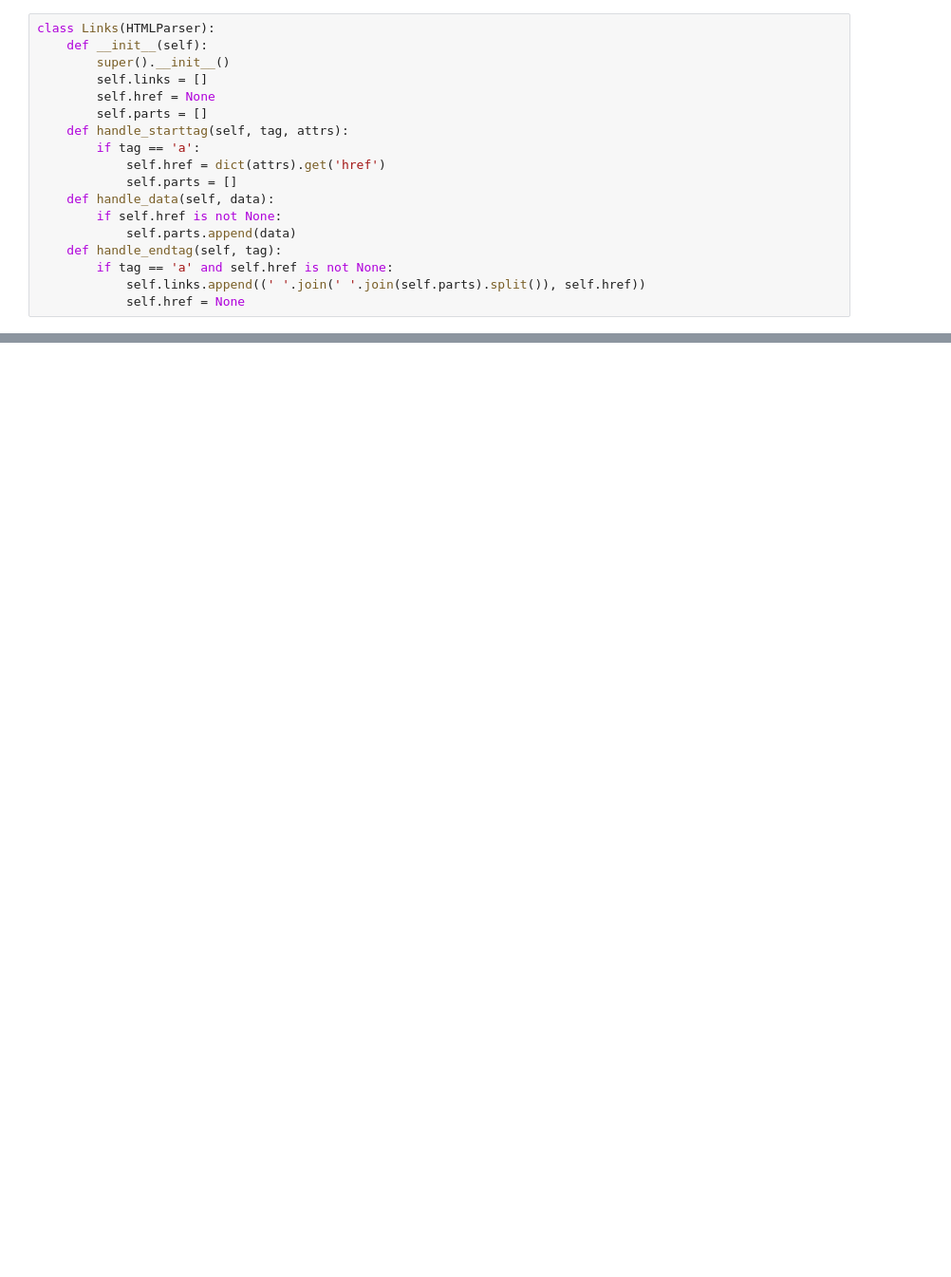
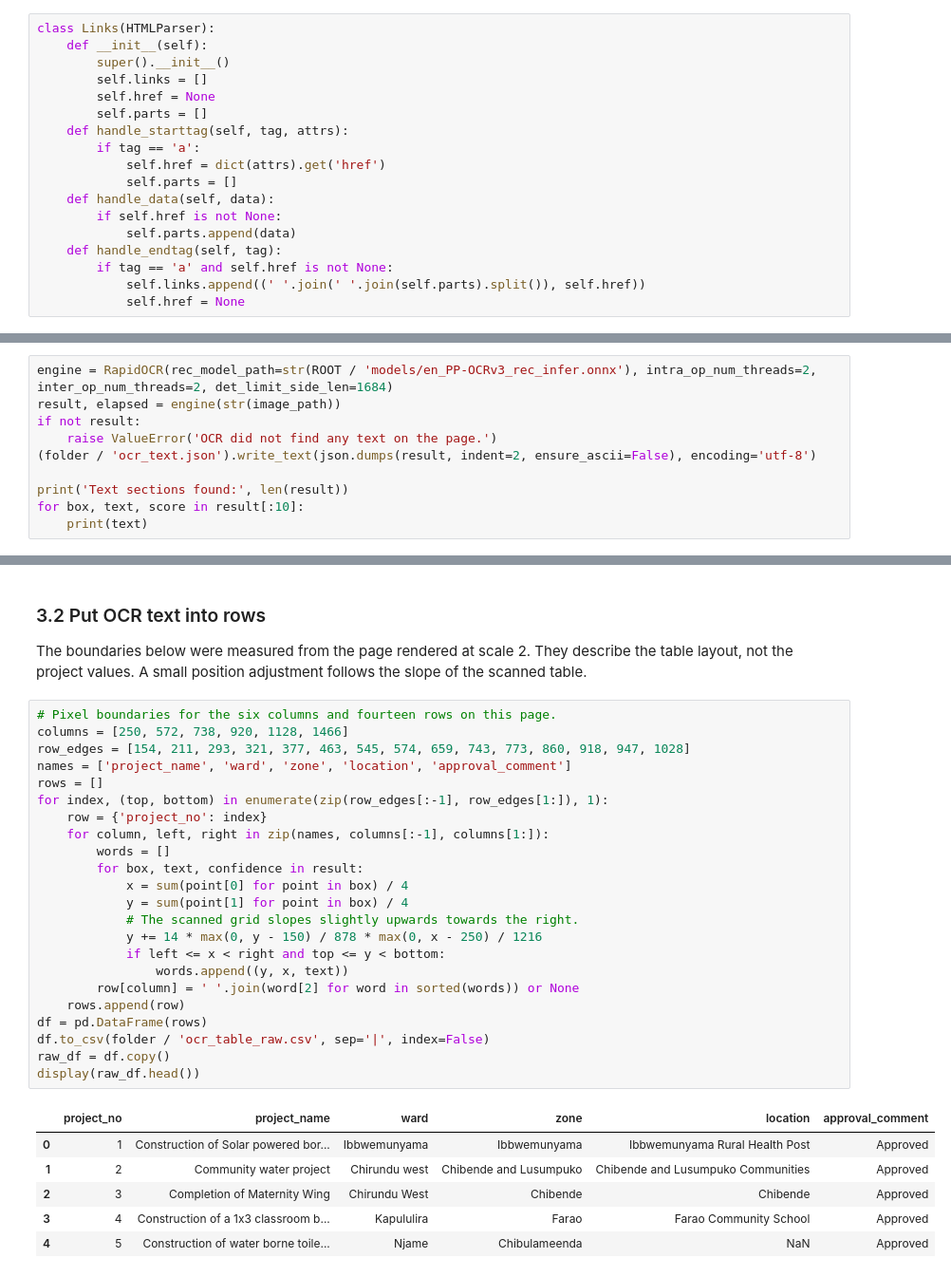
Before and after one commit to Arthur-Chipeta/chirundu-town-council-cdf-financial-dataset, a Jupyter notebook: notebooks/chirundu_cdf_project.ipynb, the cells around one changed output, grey strips where cells are left out. Shown at 95% size. Saved outputs shown, nothing was run; the diff lists cells and outputs as text; blank space fills up the shorter version.

```diff
--- a/notebooks/chirundu_cdf_project.ipynb
+++ b/notebooks/chirundu_cdf_project.ipynb
@@ -114,0 +172,10 @@ display(var_inventory_df.loc[var_inventory_df['inventory_id'].isin(var_selected_
+# %%
+engine = RapidOCR(rec_model_path=str(ROOT / 'models/en_PP-OCRv3_rec_infer.onnx'), intra_op_num_threads=2, inter_op_num_threads=2, det_limit_side_len=1684)
+result, elapsed = engine(str(image_path))
+if not result:
+    raise ValueError('OCR did not find any text on the page.')
+(folder / 'ocr_text.json').write_text(json.dumps(result, indent=2, ensure_ascii=False), encoding='utf-8')
+
+print('Text sections found:', len(result))
+for box, text, score in result[:10]:
+    print(text)
@@ -114,0 +194,34 @@ display(var_inventory_df.loc[var_inventory_df['inventory_id'].isin(var_selected_
+# %% [markdown]
+### 3.2 Put OCR text into rows
+
+The boundaries below were measured from the page rendered at scale 2. They describe the table layout, not the project values. A small position adjustment follows the slope of the scanned table.
+# %%
+# Pixel boundaries for the six columns and fourteen rows on this page.
+columns = [250, 572, 738, 920, 1128, 1466]
+row_edges = [154, 211, 293, 321, 377, 463, 545, 574, 659, 743, 773, 860, 918, 947, 1028]
+names = ['project_name', 'ward', 'zone', 'location', 'approval_comment']
+rows = []
+for index, (top, bottom) in enumerate(zip(row_edges[:-1], row_edges[1:]), 1):
+    row = {'project_no': index}
+    for column, left, right in zip(names, columns[:-1], columns[1:]):
+        words = []
+        for box, text, confidence in result:
+            x = sum(point[0] for point in box) / 4
+            y = sum(point[1] for point in box) / 4
+            # The scanned grid slopes slightly upwards towards the right.
+            y += 14 * max(0, y - 150) / 878 * max(0, x - 250) / 1216
+            if left <= x < right and top <= y < bottom:
+                words.append((y, x, text))
+        row[column] = ' '.join(word[2] for word in sorted(words)) or None
+    rows.append(row)
+df = pd.DataFrame(rows)
+df.to_csv(folder / 'ocr_table_raw.csv', sep='|', index=False)
+raw_df = df.copy()
+display(raw_df.head())
+# %% [output]
+|  | project_no | project_name | ward | zone | location | approval_comment |
+| 0 | 1 | Construction of Solar powered bor... | Ibbwemunyama | Ibbwemunyama | Ibbwemunyama Rural Health Post | Approved |
+| 1 | 2 | Community water project | Chirundu west | Chibende and Lusumpuko | Chibende and Lusumpuko Communities | Approved |
+| 2 | 3 | Completion of Maternity Wing | Chirundu West | Chibende | Chibende | Approved |
+| 3 | 4 | Construction of a 1x3 classroom b... | Kapululira | Farao | Farao Community School | Approved |
+| 4 | 5 | Construction of water borne toile... | Njame | Chibulameenda | NaN | Approved |
```
Also changed, not shown: parts of 29 cells of this notebook, 47 other files.
